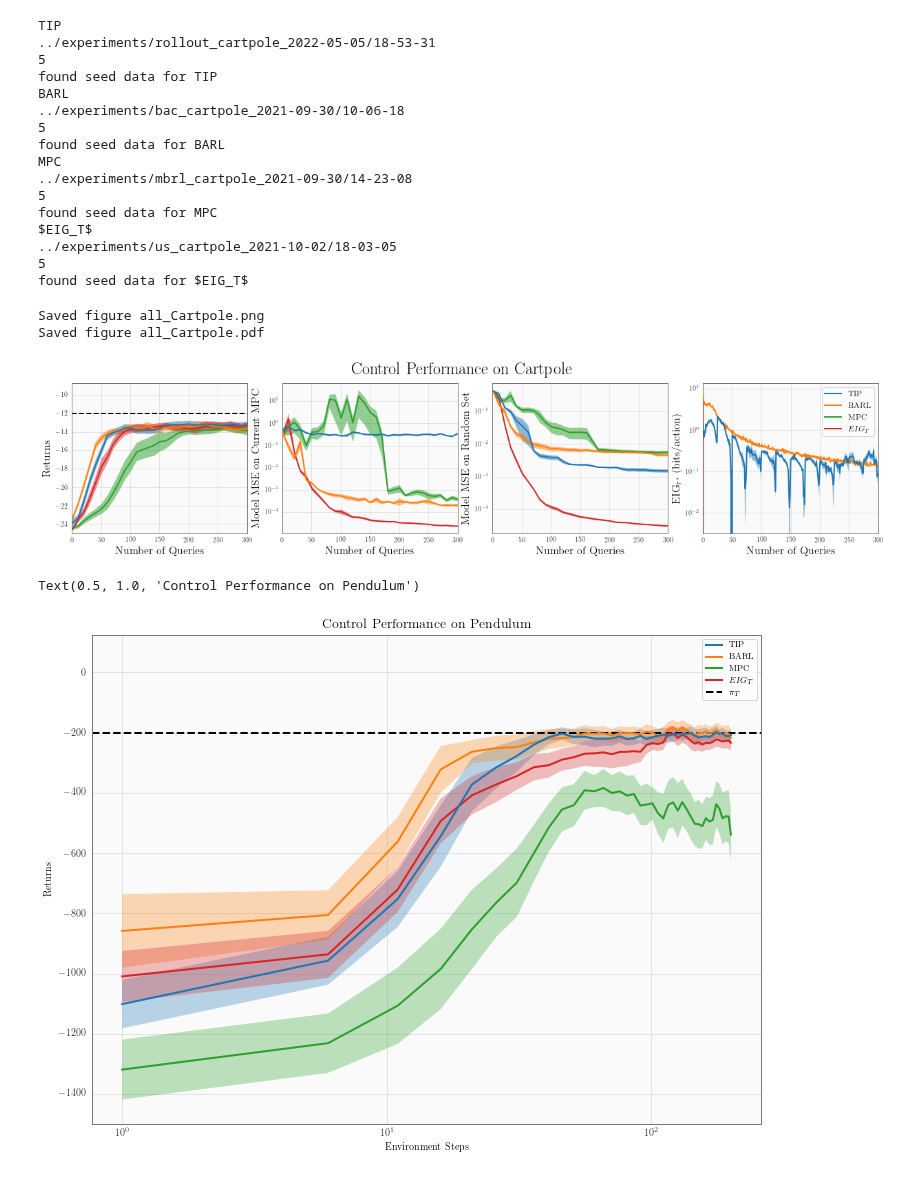
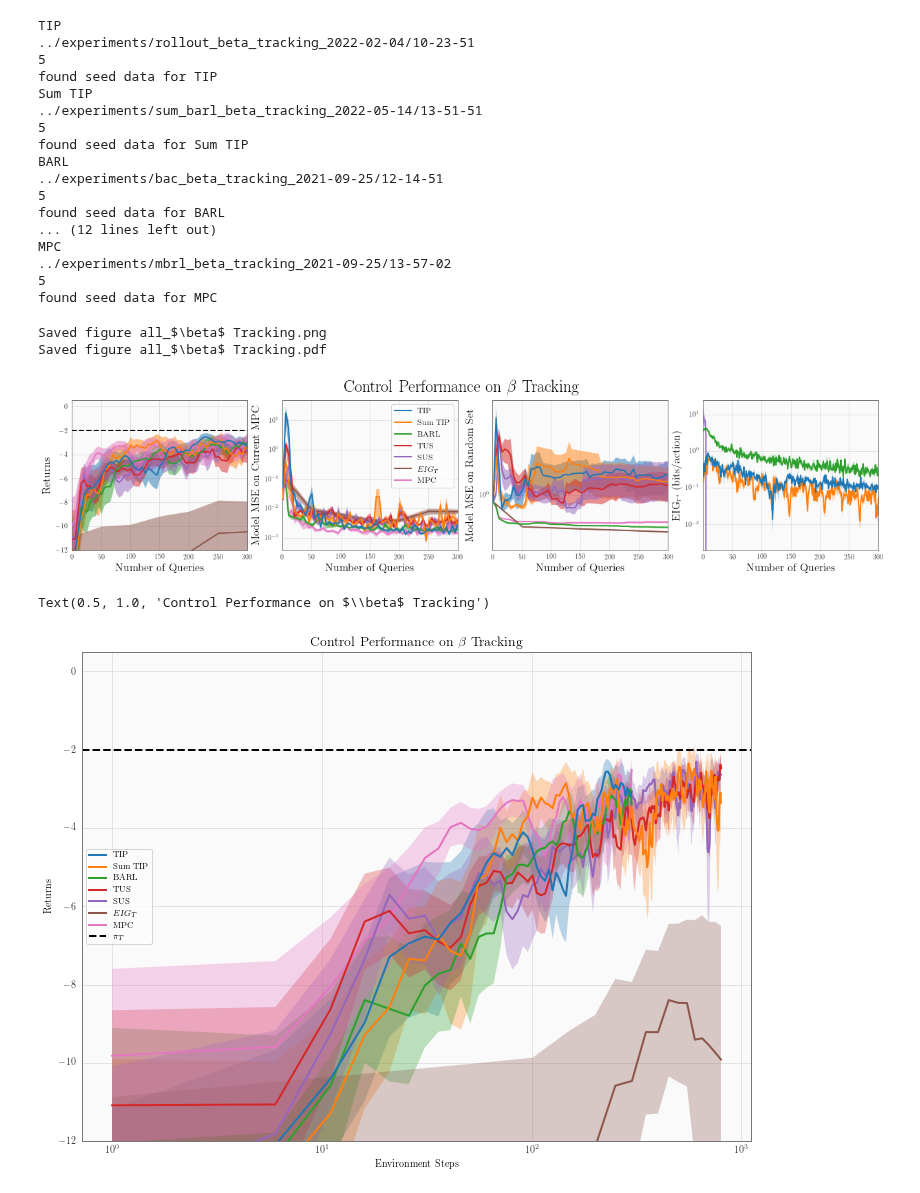
Before and after one commit to fusion-ml/trajectory-information-rl, a Jupyter notebook: notebooks/plot_returns.ipynb, the cells around one changed output. Cells and saved outputs as stored; diff of their text form; code cells hidden in the pictures.

```diff
--- a/notebooks/plot_returns.ipynb
+++ b/notebooks/plot_returns.ipynb
@@ -24,17 +24,19 @@ baseline_path = Path('../../bac-baselines/experiments')
 base_hucrl_path = Path('../../hucrl/exps/mujoco/experiments')
 process_seeds = True
 # %%
-env_name = r'Cartpole'
+env_name = r'$\beta$ Tracking'
 # %%
 pend_paths = {# 'BAC (seed 12)': 'random_init_12_2021-08-05/10-02-01/',
          # 'BAC': 'pend_norm_tele_mg_3mc_2021-08-16/21-16-21',
          #'Rollout BAC': 'rollout_bac_telenorm_multi_2021-08-17/22-44-48/',
         'TIP': 'rollout_pendulum_2022-02-04/09-20-00/',
+        'Sum TIP': 'sum_barl_pendulum_2022-05-14/13-50-51/',
         'BARL': 'bac_pendulum_2021-09-30/10-03-18/',
          # 'RQMPC': 'random_pendulum_2021-09-30/13-06-45/',
+         'TUS': 'rus_pendulum_2022-05-15/00-33-31/',
+         'SUS': 'sus_pendulum_2022-05-14/23-25-06/',
+         r'$EIG_T$': 'us_pendulum_2021-10-02/17-05-00/',
          'MPC': 'mbrl_pendulum_2021-09-30/12-16-37/',
-         r'$EIG_T$': 'us_pendulum_2021-10-02/17-05-00/',
-         # 'Sum TIP': 'sum_barl_pendulum_2022-05-10/18-25-10/',
          # 'PETS': 'pets_pendulum_2021-09-26/12-05-56/',
          # 'SAC': 'sac_pendulum_2021-09-30/12-44-00/',
          # 'TD3': 'td3_pendulum_2021-10-01/11-50-44/',
@@ -50,11 +52,14 @@ pend_paths = {# 'BAC (seed 12)': 'random_init_12_2021-08-05/10-02-01/',
 cartpole_paths = {
          # 'BAC': 'cartpole_multistart_2021-08-20/12-52-46/',
          'TIP': 'rollout_cartpole_2022-05-05/18-53-31/',
+         'Sum TIP': 'sum_barl_cartpole_2022-05-10/18-23-29/',
          'BARL': 'bac_cartpole_2021-09-30/10-06-18/',
          # 'RQMPC': 'random_cartpole_2021-09-30/14-41-06/',
+         'TUS': 'rus_cartpole_2022-05-14/18-59-34/',
+         'SUS': 'sus_cartpole_2022-05-14/18-22-14/',
+         r'$EIG_T$': 'us_cartpole_2021-10-02/18-03-05/',
          'MPC': 'mbrl_cartpole_2021-09-30/14-23-08/',
-         r'$EIG_T$': 'us_cartpole_2021-10-02/18-03-05/',
-         # 'Sum TIP': 'sum_barl_cartpole_2022-05-10/18-23-29/',
+
          # 'RUS': 'default_2022-05-13/09-49-33/',
          # 'RUS2': 'default_2022-05-14/13-01-19/'
          # 'Rollout BAC': 'cartpole_multistart_rollout_bac_2021-08-19/17-59-03/',
@@ -118,9 +123,12 @@ reacher_paths = {
 # %%
 beta_tracking_paths = {
         'TIP': 'rollout_beta_tracking_2022-02-04/10-23-51/',
+        'Sum TIP': 'sum_barl_beta_tracking_2022-05-14/13-51-51/',
         'BARL': 'bac_beta_tracking_2021-09-25/12-14-51/',
+        'TUS': 'rus_barl_beta_tracking_2022-05-15/13-43-47/',
+        'SUS': 'sus_barl_beta_tracking_2022-05-15/12-22-34/',
+        r'$EIG_T$': 'us_beta_tracking_2021-10-02/22-41-29/',
         'MPC': 'mbrl_beta_tracking_2021-09-25/13-57-02/',
-        r'$EIG_T$': 'us_beta_tracking_2021-10-02/22-41-29/',
         # 'PETS': 'pets_beta_tracking_2021-10-03/11-23-07/',
         # 'SAC': 'sac_beta_tracking_2021-10-04/11-17-56/',
         # 'TD3': 'td3_beta_tracking_2022-05-10/17-01-17/',
@@ -469,21 +477,22 @@ for key, path in paths.items():
     print(f"Data for {key} not found!")
 # %% [output]
 TIP
-../experiments/rollout_cartpole_2022-05-05/18-53-31
+../experiments/rollout_beta_tracking_2022-02-04/10-23-51
 5
 found seed data for TIP
+Sum TIP
+../experiments/sum_barl_beta_tracking_2022-05-14/13-51-51
+5
+found seed data for Sum TIP
 BARL
-../experiments/bac_cartpole_2021-09-30/10-06-18
+../experiments/bac_beta_tracking_2021-09-25/12-14-51
 5
 found seed data for BARL
+... (12 lines left out)
 MPC
-../experiments/mbrl_cartpole_2021-09-30/14-23-08
+../experiments/mbrl_beta_tracking_2021-09-25/13-57-02
 5
 found seed data for MPC
-$EIG_T$
-../experiments/us_cartpole_2021-10-02/18-03-05
-5
-found seed data for $EIG_T$
 # %%
 smooth_curves = True
 # %%
@@ -548,38 +557,38 @@ for i, (key, vals) in enumerate(data.items()):
     else:
         ax4.plot([], label=key)
 
 crop_to_min_data = True
 if crop_to_min_data:
     for ax in [ax1, ax2, ax3, ax4]:
         ax.set_xlim(0, min_ndata)
 
 ax1.set_xlabel('Number of Queries', fontsize=16)
 ax1.set_ylabel('Returns', fontsize=16)
 ax1.axhline(gt_val, color='black', linestyle='--', label=r'$\pi_T$')
-ax4.legend(prop={"size": 12})
+ax2.legend(prop={"size": 12})
 ax2.set_xlabel('Number of Queries', fontsize=16)
 ax2.set_ylabel('Model MSE on Current MPC', fontsize=16)
 ax3.set_ylabel("Model MSE on Random Set", fontsize=16)
 ax3.set_xlabel('Number of Queries', fontsize=16)
 ax4.set_xlabel('Number of Queries', fontsize=16)
 if normalize_information:
     label = r'$\EIG_{\tau^*}$ (bits/action)'
 else:
     label = r'$\EIG_{\tau^*}$'
 ax4.set_ylabel(label, fontsize=16)
 if env_name == 'Lava Path':
     ax1.set_ylim(-1000, 0)
 ax2.set_yscale('log')
 ax3.set_yscale('log')
 ax4.set_yscale('log')
-# ax1.set_xscale('log')
+#ax1.set_xscale('log')
 
 fig.suptitle(f"Control Performance on {env_name}", fontsize=24)
 neatplot.save_figure(f"all_{env_name}", ["png", "pdf"])
 # %% [output]
-Saved figure all_Cartpole.png
-Saved figure all_Cartpole.pdf
+Saved figure all_$\beta$ Tracking.png
+Saved figure all_$\beta$ Tracking.pdf
-[figure, old version]
+[figure, new version]
 # %%
 fig, ax = plt.subplots(figsize=(12, 9))
 for i, (key, vals) in enumerate(data.items()):
@@ -605,8 +614,8 @@ ax.set_title(label=title, fontdict={'fontsize': 14})
 
 # plt.savefig(f'sample_complexity_{env_name}.pdf') #, bbox_inches='tight')
 # %% [output]
-Text(0.5, 1.0, 'Control Performance on Pendulum')
+Text(0.5, 1.0, 'Control Performance on $\\beta$ Tracking')
-[figure, old version]
+[figure, new version]
 # %%
 fig, ax = plt.subplots(figsize=(12, 9))
 for i, (key, vals) in enumerate(data.items()):
```
Also changed, not shown: parts of 4 cells of this notebook.
